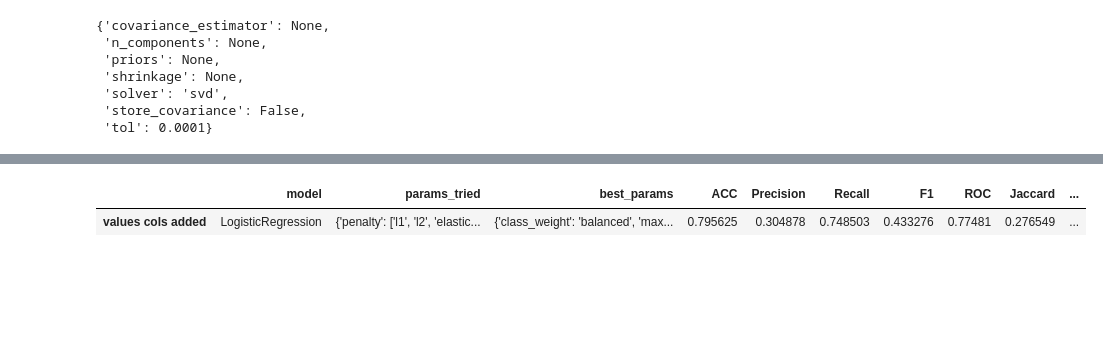
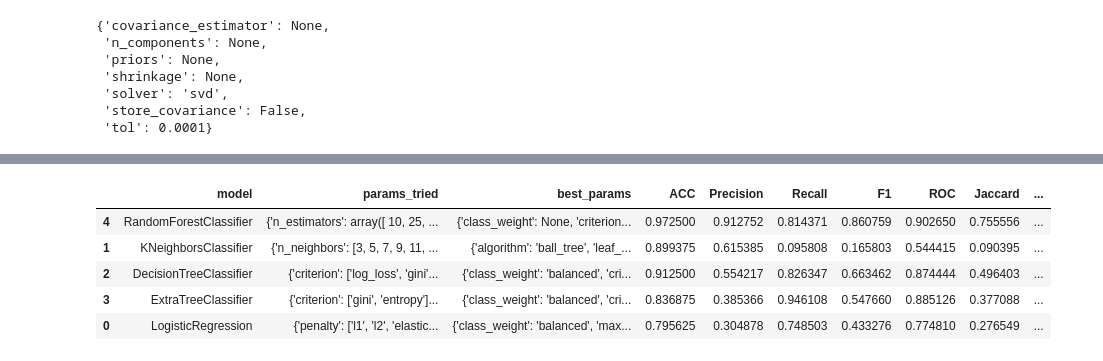
Before and after one commit to mcarlagg17/TBDS-ML_Clf_WaterQuality, a Jupyter notebook: src/2a_ML_Baseline.ipynb, the cells around one changed output, grey strips where cells are left out. Saved outputs shown, nothing was run; the diff lists cells and outputs as text; code cells hidden in the pictures; blank space fills up the shorter version.

```diff
--- a/src/2a_ML_Baseline.ipynb
+++ b/src/2a_ML_Baseline.ipynb
@@ -362,5 +248,9 @@ Saved
 # %%
-pd.read_csv('model/model_metrics/prueba_metricas.csv',sep=';')
+pd.read_csv('model/model_metrics/metrics.csv',sep=';').sort_values(by='Precision',ascending=False)
 # %% [output]
 |  | model | params_tried | best_params | ACC | Precision | Recall | F1 | ROC | Jaccard | ... |
-| values cols added | LogisticRegression | {'penalty': ['l1', 'l2', 'elastic... | {'class_weight': 'balanced', 'max... | 0.795625 | 0.304878 | 0.748503 | 0.433276 | 0.77481 | 0.276549 | ... |
+| 4 | RandomForestClassifier | {'n_estimators': array([ 10, 25, ... | {'class_weight': None, 'criterion... | 0.972500 | 0.912752 | 0.814371 | 0.860759 | 0.902650 | 0.755556 | ... |
+| 1 | KNeighborsClassifier | {'n_neighbors': [3, 5, 7, 9, 11, ... | {'algorithm': 'ball_tree', 'leaf_... | 0.899375 | 0.615385 | 0.095808 | 0.165803 | 0.544415 | 0.090395 | ... |
+| 2 | DecisionTreeClassifier | {'criterion': ['log_loss', 'gini'... | {'class_weight': 'balanced', 'cri... | 0.912500 | 0.554217 | 0.826347 | 0.663462 | 0.874444 | 0.496403 | ... |
+| 3 | ExtraTreeClassifier | {'criterion': ['gini', 'entropy']... | {'class_weight': 'balanced', 'cri... | 0.836875 | 0.385366 | 0.946108 | 0.547660 | 0.885126 | 0.377088 | ... |
+| 0 | LogisticRegression | {'penalty': ['l1', 'l2', 'elastic... | {'class_weight': 'balanced', 'max... | 0.795625 | 0.304878 | 0.748503 | 0.433276 | 0.774810 | 0.276549 | ... |
```
Also changed, not shown: parts of 23 cells of this notebook, 13 other files.
